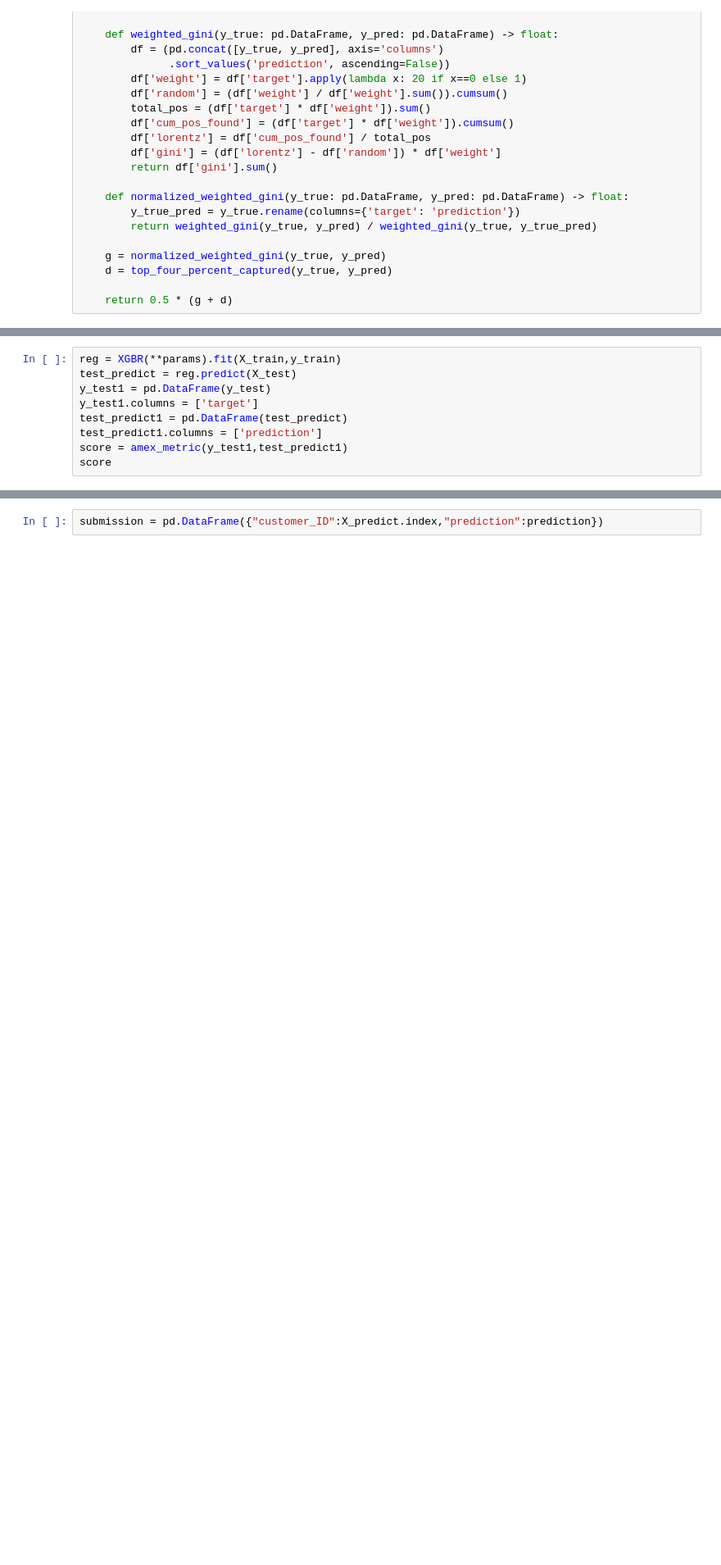
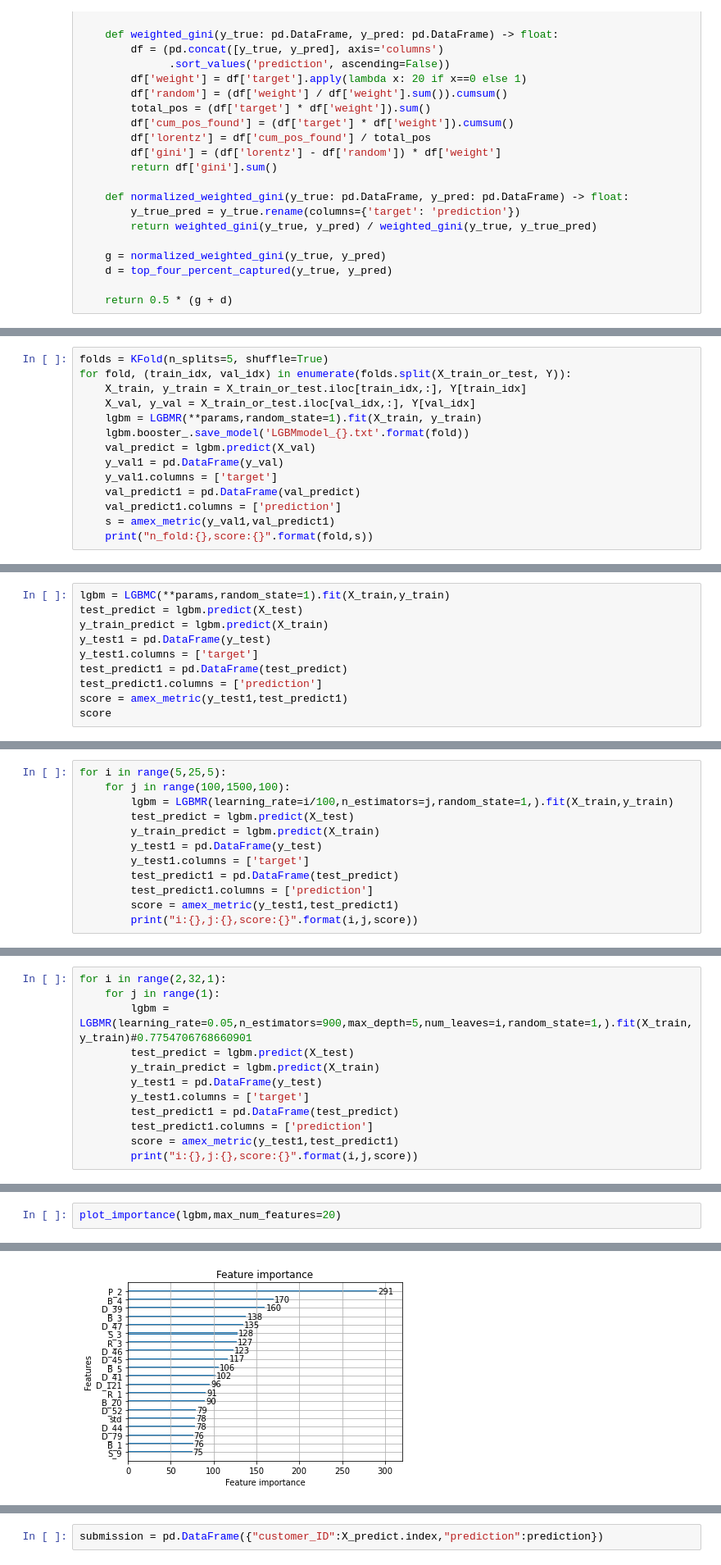
Before and after one commit to jiangyao123/Kaggle, a Jupyter notebook: American Express.ipynb, the cells around one changed output, grey strips where cells are left out. Shown at 82% size. Cells and saved outputs as stored; diff of their text form; blank space fills up the shorter version.

```diff
--- a/American Express.ipynb
+++ b/American Express.ipynb
@@ -207,0 +290,14 @@ params = {
+# %%
+folds = KFold(n_splits=5, shuffle=True)
+for fold, (train_idx, val_idx) in enumerate(folds.split(X_train_or_test, Y)):
+    X_train, y_train = X_train_or_test.iloc[train_idx,:], Y[train_idx]
+    X_val, y_val = X_train_or_test.iloc[val_idx,:], Y[val_idx]
+    lgbm = LGBMR(**params,random_state=1).fit(X_train, y_train)
+    lgbm.booster_.save_model('LGBMmodel_{}.txt'.format(fold))
+    val_predict = lgbm.predict(X_val)
+    y_val1 = pd.DataFrame(y_val)
+    y_val1.columns = ['target']
+    val_predict1 = pd.DataFrame(val_predict)
+    val_predict1.columns = ['prediction']
+    s = amex_metric(y_val1,val_predict1)
+    print("n_fold:{},score:{}".format(fold,s))
@@ -208,6 +310,7 @@ params = {
 # %%
-reg = XGBR(**params).fit(X_train,y_train)
-test_predict = reg.predict(X_test)
+lgbm = LGBMC(**params,random_state=1).fit(X_train,y_train)
+test_predict = lgbm.predict(X_test)
+y_train_predict = lgbm.predict(X_train)
 y_test1 = pd.DataFrame(y_test)
 y_test1.columns = ['target']
 test_predict1 = pd.DataFrame(test_predict)
@@ -218,0 +323,12 @@ score
+# %%
+for i in range(5,25,5):
+    for j in range(100,1500,100):
+        lgbm = LGBMR(learning_rate=i/100,n_estimators=j,random_state=1,).fit(X_train,y_train)
+        test_predict = lgbm.predict(X_test)
+        y_train_predict = lgbm.predict(X_train)
+        y_test1 = pd.DataFrame(y_test)
+        y_test1.columns = ['target']
+        test_predict1 = pd.DataFrame(test_predict)
+        test_predict1.columns = ['prediction']
+        score = amex_metric(y_test1,test_predict1)
+        print("i:{},j:{},score:{}".format(i,j,score))
@@ -218,0 +353,12 @@ score
+# %%
+for i in range(2,32,1):
+    for j in range(1):
+        lgbm = LGBMR(learning_rate=0.05,n_estimators=900,max_depth=5,num_leaves=i,random_state=1,).fit(X_train,y_train)#0.7754706768660901
+        test_predict = lgbm.predict(X_test)
+        y_train_predict = lgbm.predict(X_train)
+        y_test1 = pd.DataFrame(y_test)
+        y_test1.columns = ['target']
+        test_predict1 = pd.DataFrame(test_predict)
+        test_predict1.columns = ['prediction']
+        score = amex_metric(y_test1,test_predict1)
+        print("i:{},j:{},score:{}".format(i,j,score))
@@ -231,0 +407,3 @@ score
+# %%
+plot_importance(lgbm,max_num_features=20)
+# %% [output]
@@ -231,0 +411 @@ score
+[figure, added]
```
Also changed, not shown: parts of 72 cells of this notebook.
